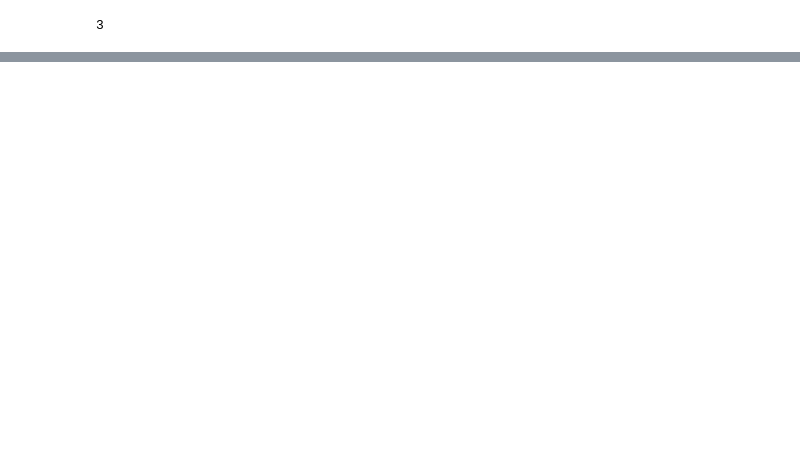
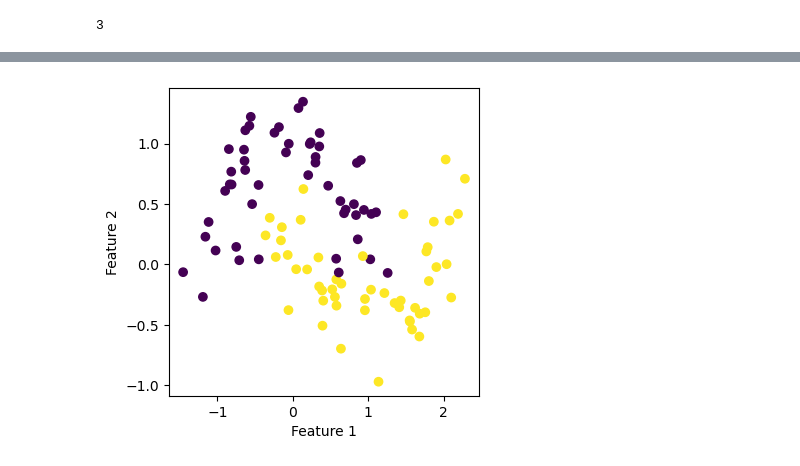
Before and after one commit to Xianzhiwang1/Leet-Code-Project, a Jupyter notebook: posts/final-blog-post/svm_test.ipynb, the cells around one changed output, grey strips where cells are left out. Saved outputs shown, nothing was run; the diff lists cells and outputs as text; code cells hidden in the pictures; blank space fills up the shorter version.

```diff
--- a/posts/final-blog-post/svm_test.ipynb
+++ b/posts/final-blog-post/svm_test.ipynb
@@ -138,0 +139,9 @@ mysvm.big_plot(X_train, y_train, X_validate, y_validate, X_test, y_test, 9,3)
+# %%
+from sklearn.datasets import make_moons
+
+X,y= make_moons(100, shuffle=True, noise = 0.2)
+plt.rcParams["figure.figsize"] = (4,4)
+plt.scatter(X[:,0], X[:,1], c=y)
+labels=plt.gca().set(xlabel="Feature 1", ylabel="Feature 2")
+# %% [output]
+[figure, added]
```
Also changed, not shown: parts of 8 cells of this notebook.
